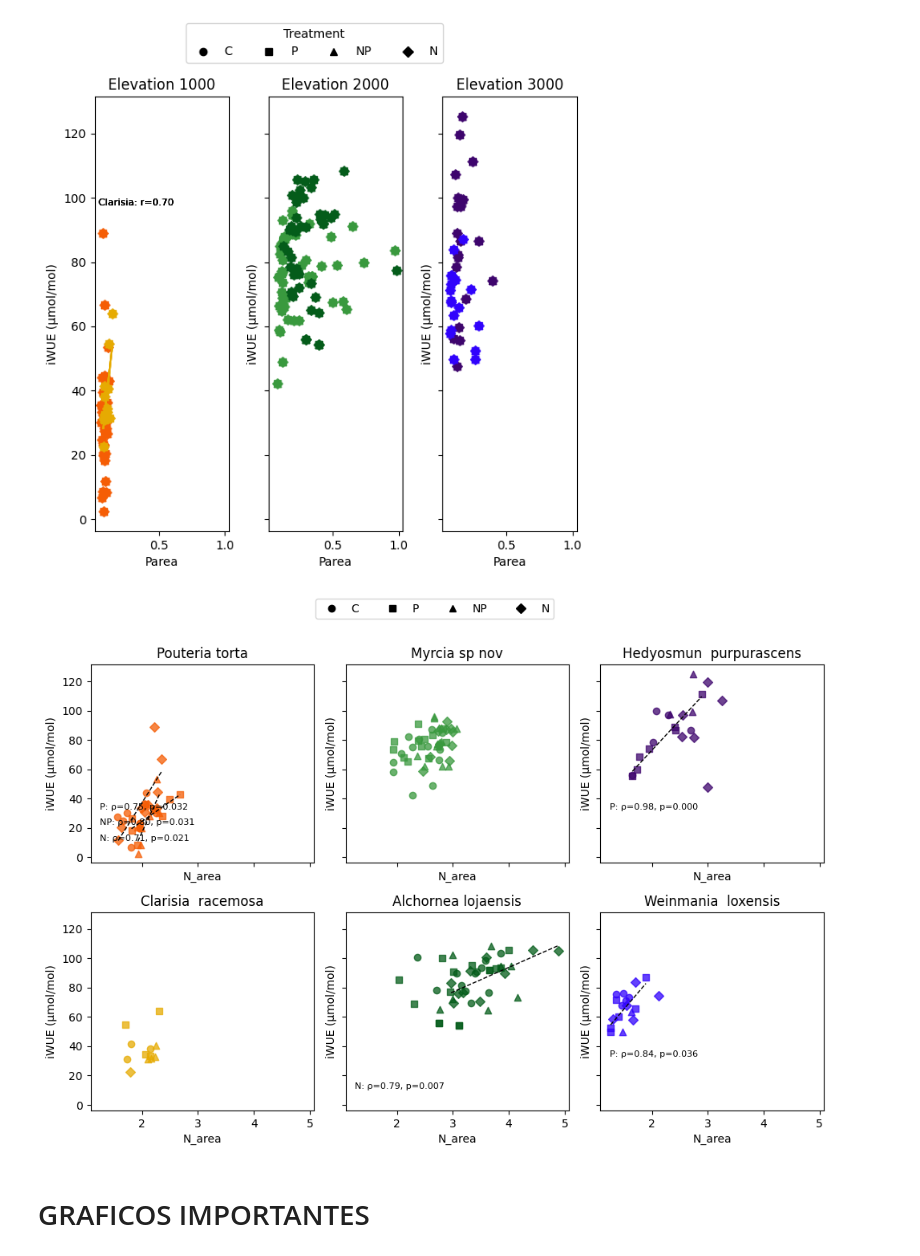
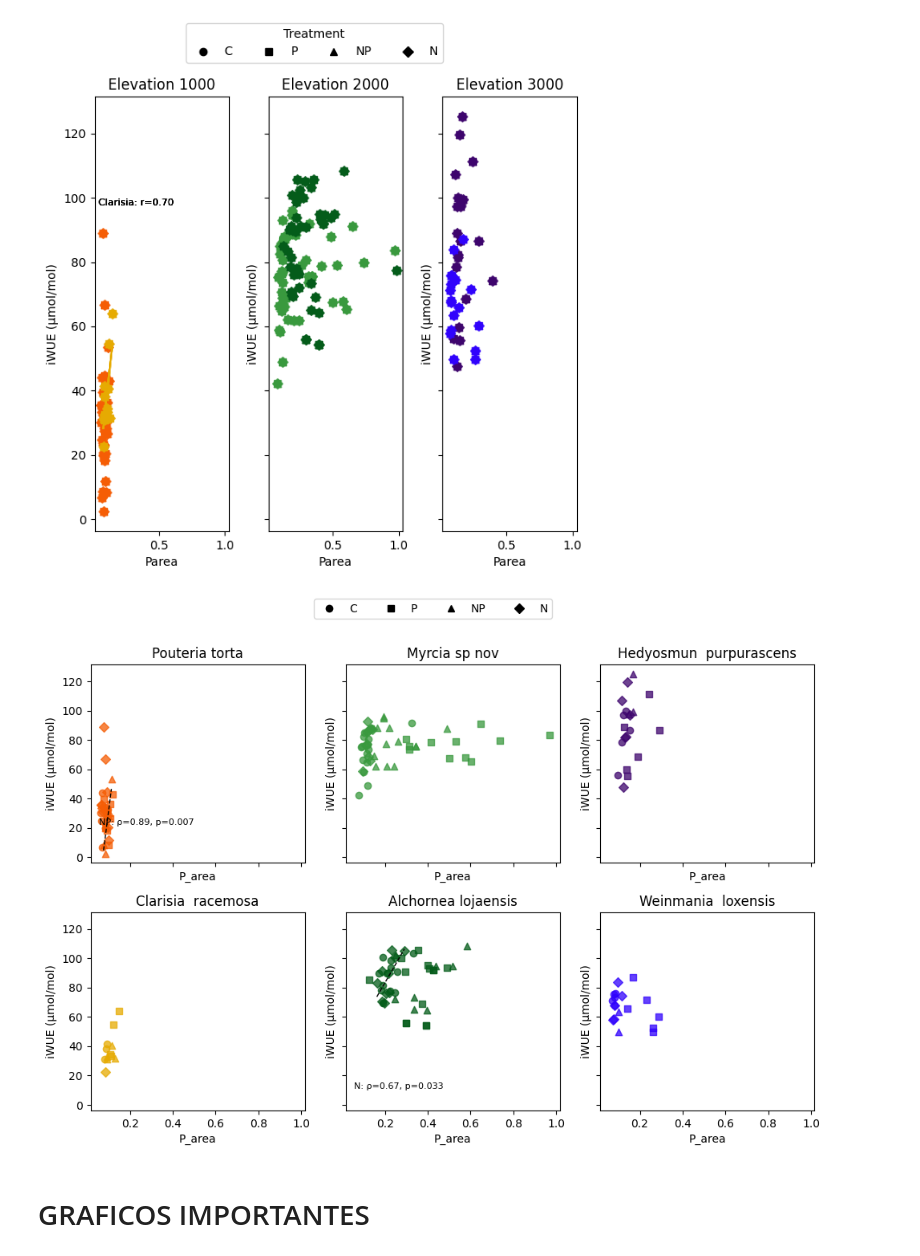
Before and after one commit to ajchavez94/NUMEX_preliminar, a Jupyter notebook: Preliminar.ipynb, the cells around one changed output. Saved outputs shown, nothing was run; the diff lists cells and outputs as text; code cells hidden in the pictures.

```diff
--- a/Preliminar.ipynb
+++ b/Preliminar.ipynb
@@ -370,35 +370,35 @@ def relation_nutrients_iWUE_2x3(df, x, y):
                   ax.plot(x_vals, y_vals, color="black", linestyle='--', linewidth=1)
 
         ax.set_title(sp, fontsize=12)
         ax.set_xlabel(x)
         ax.set_ylabel(y)
 
     # Single legend for treatments (shapes)
     handles = [
         plt.Line2D(
             [0], [0],
             marker=marker_map[sub],
             color='black',
             linestyle='',
             label=sub
         )
         for sub in subs
     ]
 
     fig.legend(
         handles=handles,
         labels=subs,
         loc="upper center",
         ncol=len(subs),
         frameon=True
     )
 
     plt.tight_layout(rect=[0, 0, 1, 0.93])
     plt.show()
 
-relation_nutrients_iWUE_2x3(data, Narea, iWUE)
+relation_nutrients_iWUE_2x3(data, Parea, iWUE)
 # %% [output]
-[figure, old version]
+[figure, new version]
 # %% [markdown]
 # GRAFICOS IMPORTANTES
 # %%
```
Also changed, not shown: parts of 10 cells of this notebook, 37 other files.
